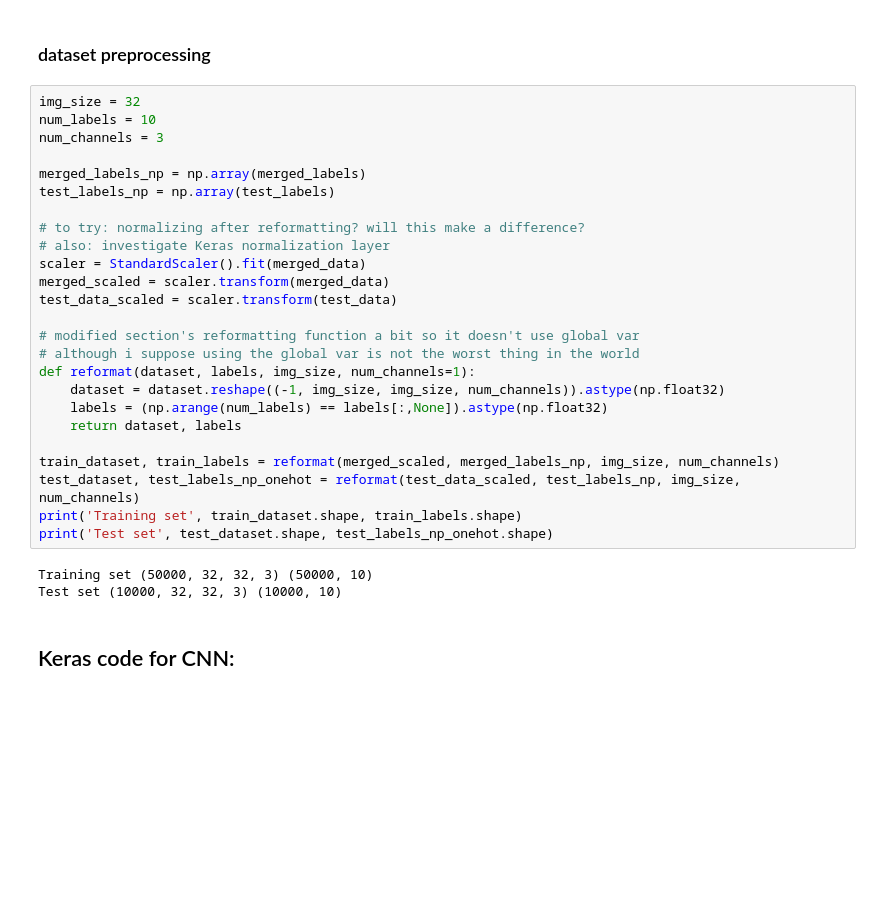
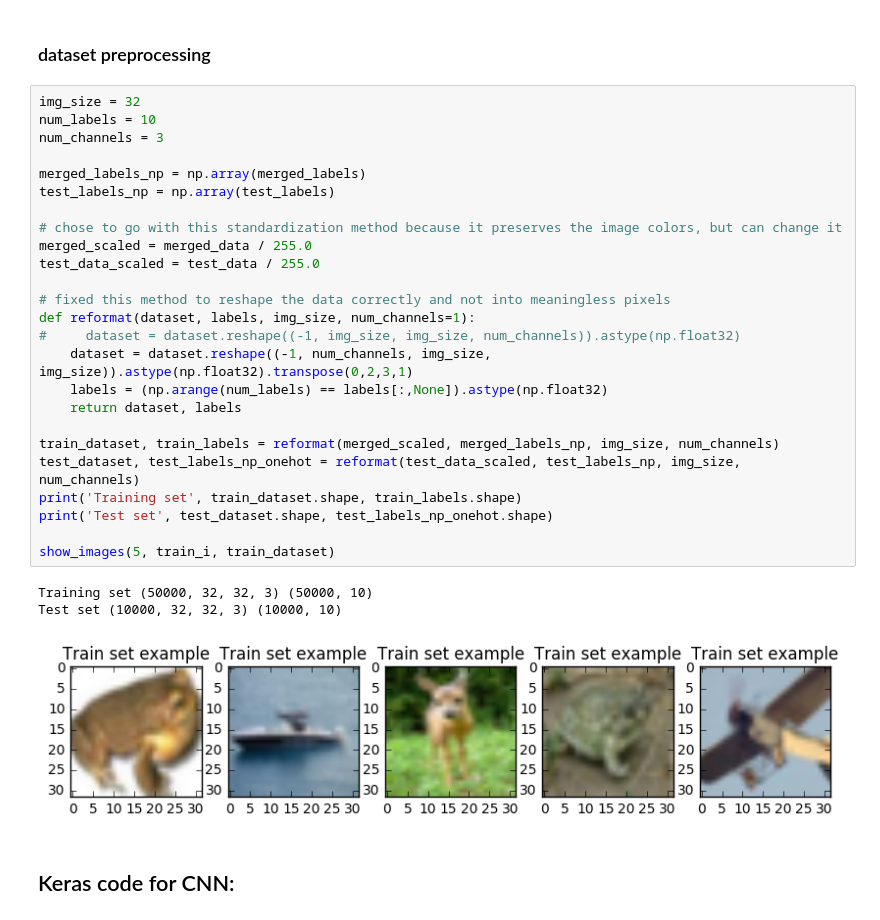
Before and after one commit to cindyliu/CSCI-E81-HW4, a Jupyter notebook: HW4.ipynb, the cells around one changed output. Drawn from its saved outputs; the diff is of its cells as text; blank space fills up the shorter version.

```diff
--- a/HW4.ipynb
+++ b/HW4.ipynb
@@ -71,31 +154,32 @@ Merged train data: (50000, 3072) 50000
 # %%
 img_size = 32
 num_labels = 10
 num_channels = 3
 
 merged_labels_np = np.array(merged_labels)
 test_labels_np = np.array(test_labels)
 
-# to try: normalizing after reformatting? will this make a difference?
-# also: investigate Keras normalization layer
-scaler = StandardScaler().fit(merged_data)
-merged_scaled = scaler.transform(merged_data)
-test_data_scaled = scaler.transform(test_data)
+# chose to go with this standardization method because it preserves the image colors, but can change it
+merged_scaled = merged_data / 255.0
+test_data_scaled = test_data / 255.0
 
-# modified section's reformatting function a bit so it doesn't use global var
-# although i suppose using the global var is not the worst thing in the world
+# fixed this method to reshape the data correctly and not into meaningless pixels
 def reformat(dataset, labels, img_size, num_channels=1):
-    dataset = dataset.reshape((-1, img_size, img_size, num_channels)).astype(np.float32)
+#     dataset = dataset.reshape((-1, img_size, img_size, num_channels)).astype(np.float32)
+    dataset = dataset.reshape((-1, num_channels, img_size, img_size)).astype(np.float32).transpose(0,2,3,1)
     labels = (np.arange(num_labels) == labels[:,None]).astype(np.float32)
     return dataset, labels
 
 train_dataset, train_labels = reformat(merged_scaled, merged_labels_np, img_size, num_channels)
 test_dataset, test_labels_np_onehot = reformat(test_data_scaled, test_labels_np, img_size, num_channels)
 print('Training set', train_dataset.shape, train_labels.shape)
 print('Test set', test_dataset.shape, test_labels_np_onehot.shape)
+
+show_images(5, train_i, train_dataset)
 # %% [output]
 Training set (50000, 32, 32, 3) (50000, 10)
 Test set (10000, 32, 32, 3) (10000, 10)
+[figure, added]
 # %% [markdown]
 ## Keras code for CNN:
 # %%
```
Also changed, not shown: parts of 7 cells of this notebook.
